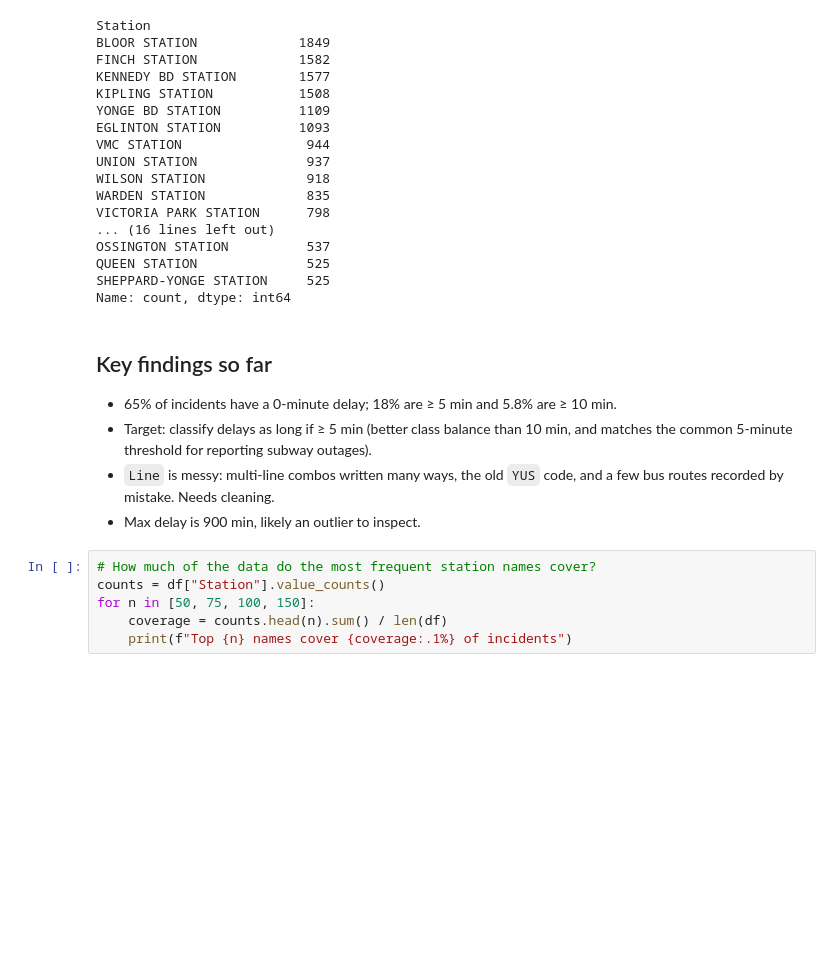
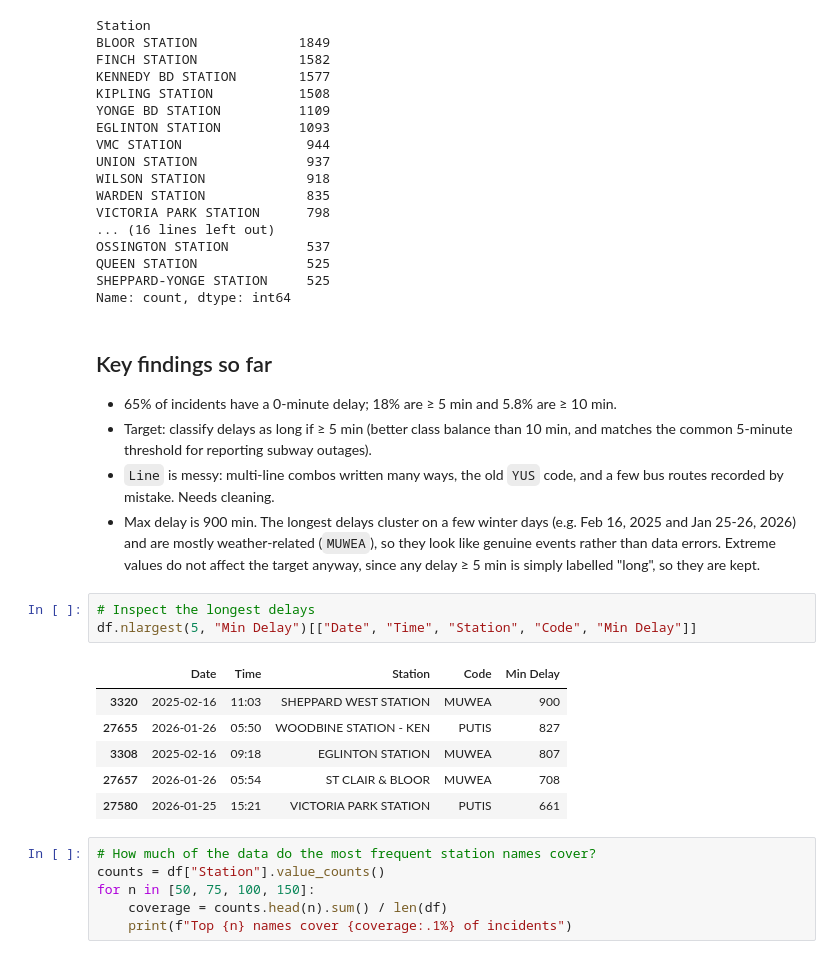
Before and after one commit to Stevenzou634/TTC-Delay-Prediction, a Jupyter notebook: notebooks/01_eda.ipynb, the cells around one changed output. Drawn from its saved outputs; the diff is of its cells as text; blank space fills up the shorter version.

Commit message:
Tidy notebooks: add section headers, final model summary, outlier check

```diff
--- a/notebooks/01_eda.ipynb
+++ b/notebooks/01_eda.ipynb
@@ -120,7 +120,20 @@ Name: count, dtype: int64
 - 65% of incidents have a 0-minute delay; 18% are ≥ 5 min and 5.8% are ≥ 10 min.
 - Target: classify delays as long if ≥ 5 min (better class balance than 10 min, and matches the common 5-minute threshold for reporting subway outages).
 - `Line` is messy: multi-line combos written many ways, the old `YUS` code, and a few bus routes recorded by mistake. Needs cleaning.
-- Max delay is 900 min, likely an outlier to inspect.
+- Max delay is 900 min. The longest delays cluster on a few winter days (e.g. Feb 16, 2025 and
+  Jan 25-26, 2026) and are mostly weather-related (`MUWEA`), so they look like genuine events
+  rather than data errors. Extreme values do not affect the target anyway, since any delay
+  ≥ 5 min is simply labelled "long", so they are kept.
+# %%
+# Inspect the longest delays
+df.nlargest(5, "Min Delay")[["Date", "Time", "Station", "Code", "Min Delay"]]
+# %% [output]
+|  | Date | Time | Station | Code | Min Delay |
+| 3320 | 2025-02-16 | 11:03 | SHEPPARD WEST STATION | MUWEA | 900 |
+| 27655 | 2026-01-26 | 05:50 | WOODBINE STATION - KEN | PUTIS | 827 |
+| 3308 | 2025-02-16 | 09:18 | EGLINTON STATION | MUWEA | 807 |
+| 27657 | 2026-01-26 | 05:54 | ST CLAIR & BLOOR | MUWEA | 708 |
+| 27580 | 2026-01-25 | 15:21 | VICTORIA PARK STATION | PUTIS | 661 |
 # %%
 # How much of the data do the most frequent station names cover?
 counts = df["Station"].value_counts()
```
Also changed, not shown: parts of 2 cells of this notebook, 1 other file.
